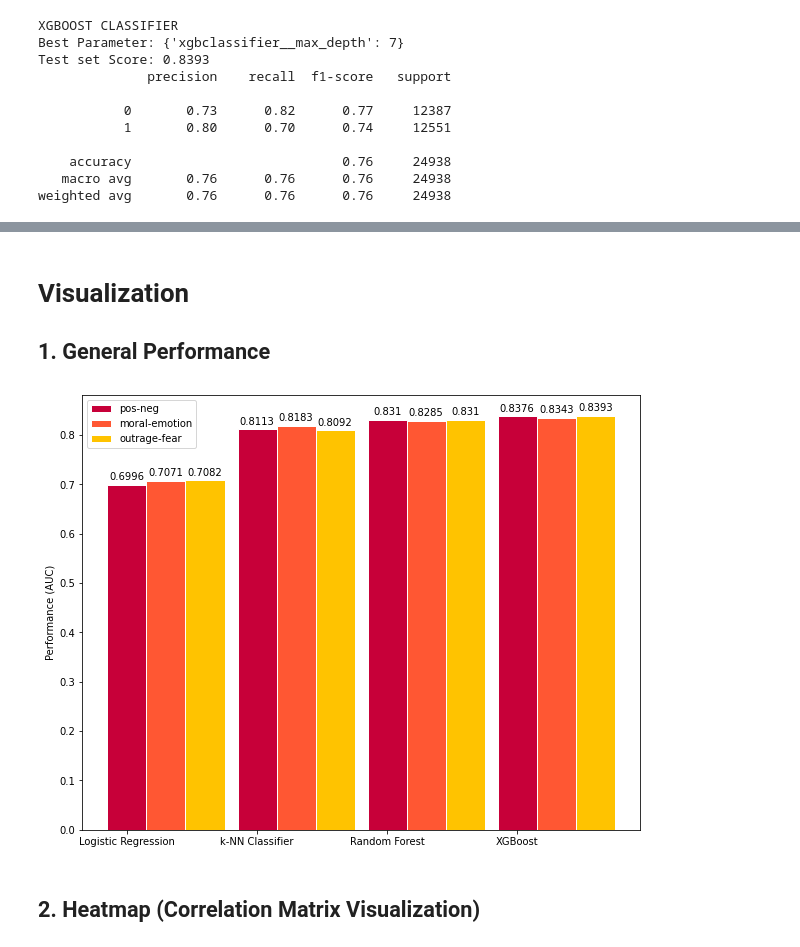
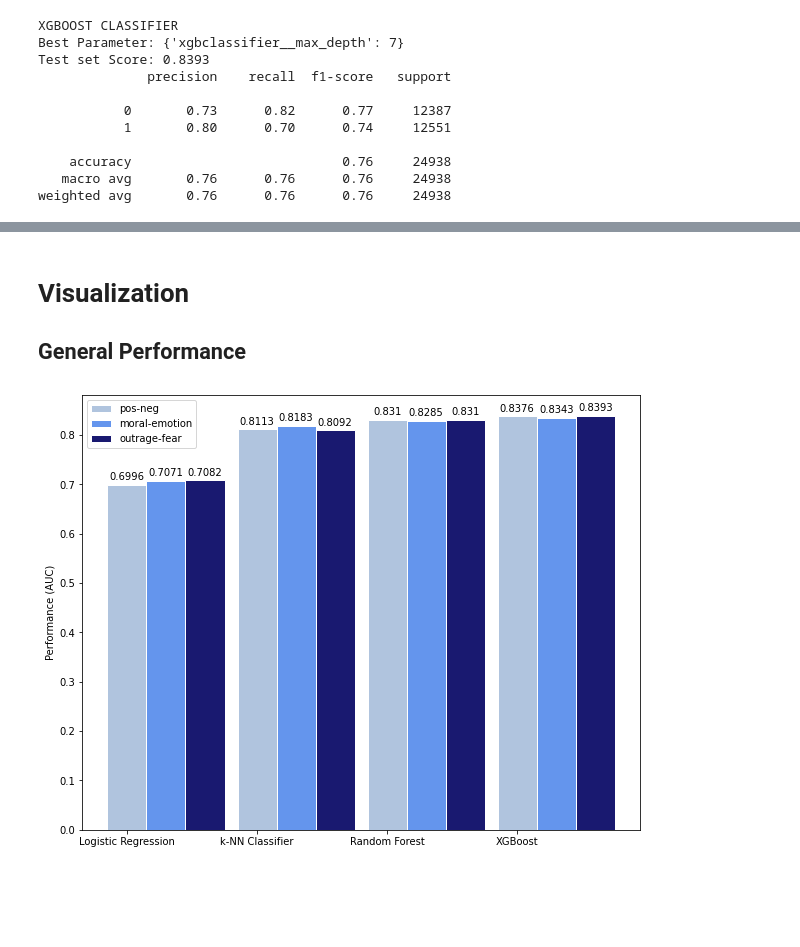
Before and after one commit to jino-kwon/Retweetability_Prediction, a Jupyter notebook: Jino_Kwon_Thesis_Code.ipynb, the cells around one changed output, grey strips where cells are left out. Saved outputs shown, nothing was run; the diff lists cells and outputs as text; code cells hidden in the pictures; blank space fills up the shorter version.

```diff
--- a/Jino_Kwon_Thesis_Code.ipynb
+++ b/Jino_Kwon_Thesis_Code.ipynb
@@ -958,6 +810,6 @@ weighted avg       0.76      0.75      0.75     24938
 # %% [markdown]
 # Visualization
-## 1. General Performance
+## General Performance
 # %%
 # peformance results
 pos_neg = [0.6996, 0.8113, 0.8310, 0.8376]
@@ -971,36 +823,34 @@ x = np.arange(len(labels))
 
 fig, ax = plt.subplots(figsize=(10,8))
 r1 = np.arange(len(pos_neg))
 r2 = [x + bar_width for x in r1]
 r3 = [x + bar_width for x in r2]
 
 # make the plot
-row1 = ax.bar(r1, pos_neg, color='#C70039', width=bar_width, edgecolor='white', label='pos-neg')
-row2 = ax.bar(r2, moral_emotion, color='#FF5733', width=bar_width, edgecolor='white', label='moral-emotion')
-row3 = ax.bar(r3, outrage_fear, color='#FFC300', width=bar_width, edgecolor='white', label='outrage-fear')
+row1 = ax.bar(r1, pos_neg, color='lightsteelblue', width=bar_width, edgecolor='white', label='pos-neg')
+row2 = ax.bar(r2, moral_emotion, color='cornflowerblue', width=bar_width, edgecolor='white', label='moral-emotion')
+row3 = ax.bar(r3, outrage_fear, color='midnightblue', width=bar_width, edgecolor='white', label='outrage-fear')
 
 # Add some text for labels, title and custom x-axis tick labels, etc.
 ax.set_ylabel('Performance (AUC)')
 ax.set_xticks(x)
 ax.set_xticklabels(labels)
 ax.legend()
 
 def autolabel(rows):
     """Attach a text label above each bar in *rects*, displaying its height."""
     for r in rows:
         height = r.get_height()
         ax.annotate('{}'.format(height),
                     xy=(r.get_x() + r.get_width() / 2, height),
                     xytext=(0, 3),  # 3 points vertical offset
                     textcoords="offset points",
                     ha='center', va='bottom')
 
 autolabel(row1)
 autolabel(row2)
 autolabel(row3)
 
 plt.show()
 # %% [output]
-[figure, old version]
+[figure, new version]
-# %% [markdown]
-## 2. Heatmap (Correlation Matrix Visualization)
```
Also changed, not shown: parts of 31 cells of this notebook.
